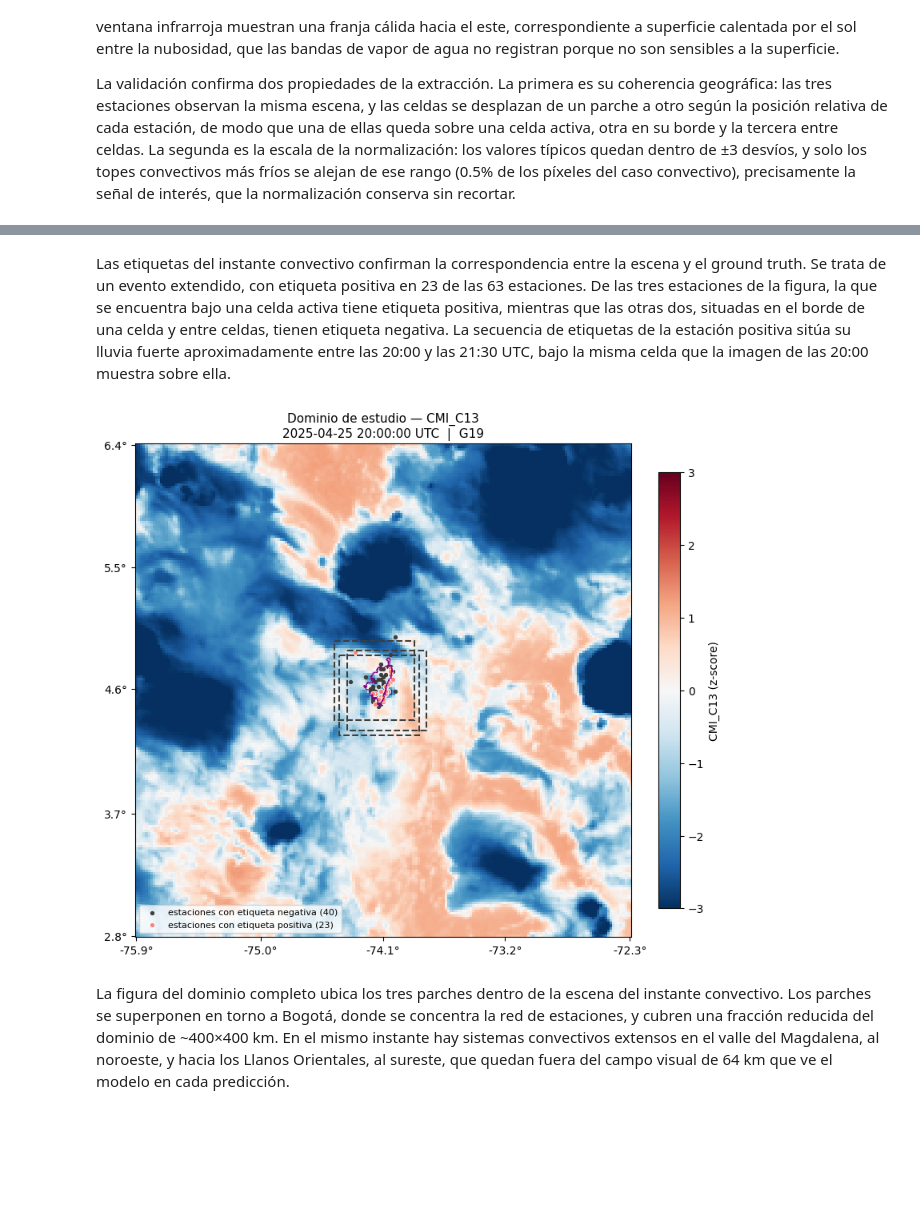
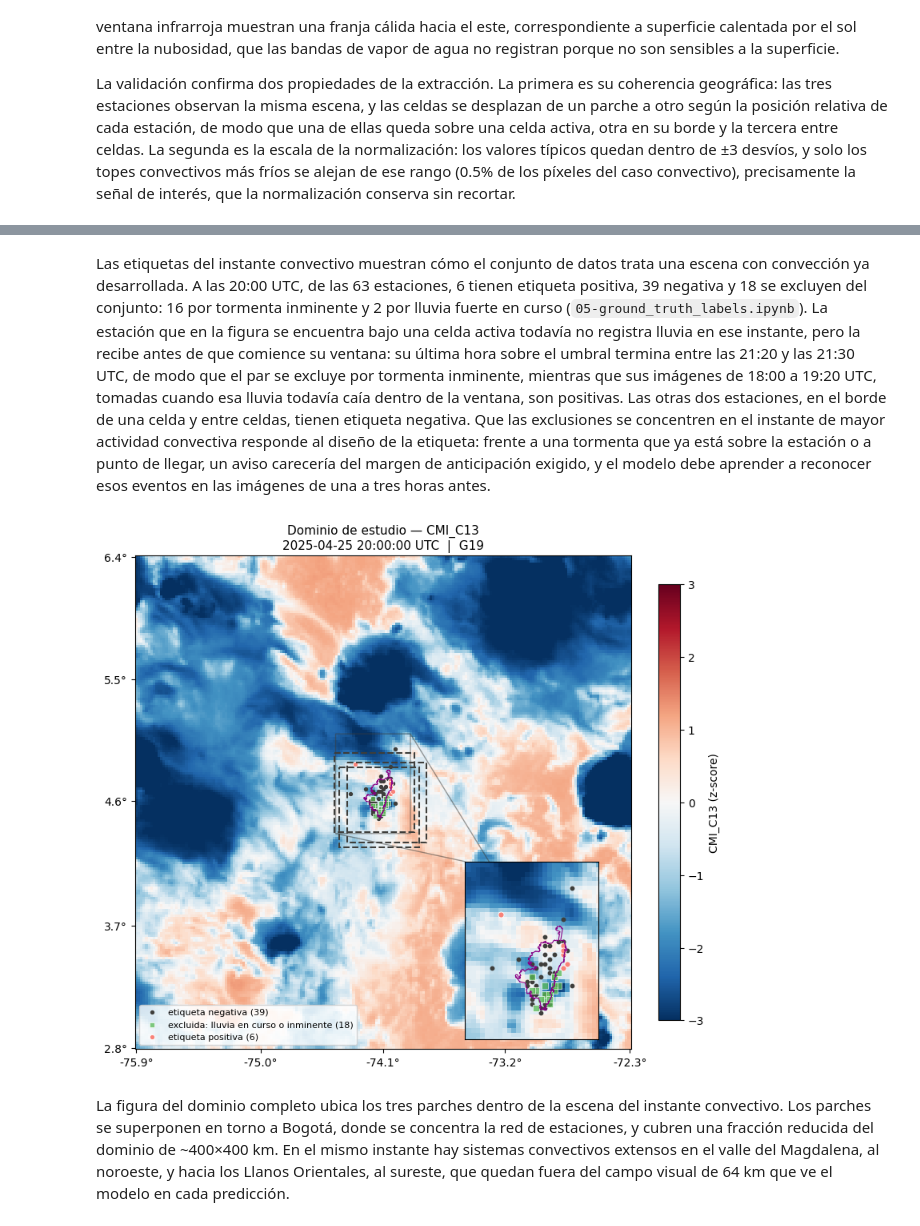
Before and after one commit to DianaScientist/nowcasting-bogota, a Jupyter notebook: data_ingestion/satellite/10-goes_patches.ipynb, the cells around one changed output, grey strips where cells are left out. Drawn from its saved outputs; the diff is of its cells as text; code cells hidden in the pictures; blank space fills up the shorter version.

```diff
--- a/data_ingestion/satellite/10-goes_patches.ipynb
+++ b/data_ingestion/satellite/10-goes_patches.ipynb
@@ -323,14 +328,15 @@ Los dos instantes de prueba ilustran los extremos del espacio de señales que el
 La validación confirma dos propiedades de la extracción. La primera es su coherencia geográfica: las tres estaciones observan la misma escena, y las celdas se desplazan de un parche a otro según la posición relativa de cada estación, de modo que una de ellas queda sobre una celda activa, otra en su borde y la tercera entre celdas. La segunda es la escala de la normalización: los valores típicos quedan dentro de ±3 desvíos, y solo los topes convectivos más fríos se alejan de ese rango (0.5% de los píxeles del caso convectivo), precisamente la señal de interés, que la normalización conserva sin recortar.
 # %%
 # Etiquetas en torno al instante convectivo -------------------------------------------
-RUTA_ETIQ = RUTA_BASE / "data_ingestion" / "ground_truth" / "etiquetas_ground_truth_v2.parquet"
+RUTA_ETIQ = RUTA_BASE / "data_ingestion" / "ground_truth" / "etiquetas_ground_truth.parquet"
 etiq = pd.read_parquet(RUTA_ETIQ)
 print(etiq.dtypes.to_string(), "\ntz:", etiq["timestamp"].dt.tz)
 
 t_utc   = TS_CONVECTIVO.tz_localize("UTC")
 codigos = est_muestra["codigoestacion"].astype("int64")
 
-en_t = etiq[etiq["timestamp"] == t_utc]
+# CAMBIO en_t = etiq[etiq["timestamp"] == t_utc]
+en_t = etiq[(etiq["timestamp"] == t_utc) & ~etiq["en_curso"] & ~etiq["inminente"]]
 print(f"\nEn {t_utc}: {en_t['etiqueta'].notna().sum()} estaciones con etiqueta válida, "
       f"{(en_t['etiqueta'] == 1).sum()} positivas")
 
@@ -362,3 +374,11 @@ En 2025-04-25 20:00:00+00:00: 63 estaciones con etiqueta válida, 23 positivas
 | 2025-04-25 21:40:00+00:00 | 0.0 | 0.0 | 0.0 |
 | 2025-04-25 21:50:00+00:00 | 0.0 | 0.0 | 0.0 |
 | 2025-04-25 22:00:00+00:00 | 0.0 | 0.0 | 0.0 |
+# %%
+en_t_todas = etiq[etiq["timestamp"] == t_utc].copy()
+en_t_todas["estado"] = np.select(
+    [en_t_todas["etiqueta"].isna(), en_t_todas["en_curso"], en_t_todas["inminente"], en_t_todas["etiqueta"] == 1],
+    ["indefinida", "lluvia en curso", "tormenta inminente", "positiva"], "negativa")
+print(en_t_todas["estado"].value_counts().to_string(), "\n")
+print(en_t_todas[en_t_todas["codigoestacion"].astype("int64").isin(codigos)]
+      [["codigoestacion", "estado", "etiqueta", "en_curso", "inminente", "int_t"]].to_string(index=False))
@@ -365,42 +396,66 @@ En 2025-04-25 20:00:00+00:00: 63 estaciones con etiqueta válida, 23 positivas
 # %% [markdown]
-Las etiquetas del instante convectivo confirman la correspondencia entre la escena y el ground truth. Se trata de un evento extendido, con etiqueta positiva en 23 de las 63 estaciones. De las tres estaciones de la figura, la que se encuentra bajo una celda activa tiene etiqueta positiva, mientras que las otras dos, situadas en el borde de una celda y entre celdas, tienen etiqueta negativa. La secuencia de etiquetas de la estación positiva sitúa su lluvia fuerte aproximadamente entre las 20:00 y las 21:30 UTC, bajo la misma celda que la imagen de las 20:00 muestra sobre ella.
+Las etiquetas del instante convectivo muestran cómo el conjunto de datos trata una escena con convección ya desarrollada. A las 20:00 UTC, de las 63 estaciones, 6 tienen etiqueta positiva, 39 negativa y 18 se excluyen del conjunto: 16 por tormenta inminente y 2 por lluvia fuerte en curso (`05-ground_truth_labels.ipynb`). La estación que en la figura se encuentra bajo una celda activa todavía no registra lluvia en ese instante, pero la recibe antes de que comience su ventana: su última hora sobre el umbral termina entre las 21:20 y las 21:30 UTC, de modo que el par se excluye por tormenta inminente, mientras que sus imágenes de 18:00 a 19:20 UTC, tomadas cuando esa lluvia todavía caía dentro de la ventana, son positivas. Las otras dos estaciones, en el borde de una celda y entre celdas, tienen etiqueta negativa. Que las exclusiones se concentren en el instante de mayor actividad convectiva responde al diseño de la etiqueta: frente a una tormenta que ya está sobre la estación o a punto de llegar, un aviso carecería del margen de anticipación exigido, y el modelo debe aprender a reconocer esos eventos en las imágenes de una a tres horas antes.
 # %%
 # Dominio completo en el instante convectivo -----------------------------------------
-def figura_dominio(fila_inv, est_muestra, codigos_pos, banda="CMI_C13", archivo="img-validacion_dominio_convectivo.png"):
+def figura_dominio(fila_inv, est_muestra, codigos_pos, codigos_neg, codigos_excl,
+                   banda="CMI_C13", archivo="img-validacion_dominio_convectivo.png"):
     p = df_zscore.set_index("banda").loc[banda]
     with xr.open_dataset(fila_inv["filepath"]) as ds:
         z = (ds[banda].values - p["mean"]) / p["std"]
 
     fig, ax = plt.subplots(figsize=(8, 8))
     im = ax.imshow(z, cmap="RdBu_r", vmin=-3, vmax=3)
     dibujar_contornos(ax)
-    pos = df_pixels["codigoestacion"].astype("int64").isin(codigos_pos)
-    ax.scatter(df_pixels.loc[~pos, "col"], df_pixels.loc[~pos, "fila"], s=8,
-               color=ROL["linea_ref"], label=f"estaciones con etiqueta negativa ({(~pos).sum()})")
-    ax.scatter(df_pixels.loc[pos, "col"], df_pixels.loc[pos, "fila"], s=20,
-               color=ROL["umbral"], edgecolors="white", linewidths=0.6,
-               label=f"estaciones con etiqueta positiva ({pos.sum()})")
-    #ax.scatter(df_pixels["col"], df_pixels["fila"], s=8, color=ROL["linea_ref"], label="estaciones")
+
+    cod = df_pixels["codigoestacion"].astype("int64")
+    for sel, kw, nombre in [
+        (cod.isin(codigos_neg),  dict(s=8,  color=ROL["linea_ref"]), "etiqueta negativa"),
+        (cod.isin(codigos_excl), dict(s=22, color=PALETA["wi-green1"], alpha=0.75, marker="s",
+                                      edgecolors="white", linewidths=0.6), "excluida: lluvia en curso o inminente"),
+        (cod.isin(codigos_pos),  dict(s=20, color=ROL["umbral"], edgecolors="white", linewidths=0.6),
+                                 "etiqueta positiva"),
+    ]:
+        ax.scatter(df_pixels.loc[sel, "col"], df_pixels.loc[sel, "fila"],
+                   label=f"{nombre} ({sel.sum()})", **kw)
+
     for _, e in est_muestra.iterrows():
         ax.add_patch(plt.Rectangle((e["col"] - HALF_SIZE - 0.5, e["fila"] - HALF_SIZE - 0.5),
                                    2 * HALF_SIZE, 2 * HALF_SIZE, fill=False,
                                    edgecolor=ROL["linea_ref"], linewidth=1.5, linestyle="--"))
     ax.set_xlim(-0.5, z.shape[1] - 0.5)
     ax.set_ylim(z.shape[0] - 0.5, -0.5)
     xt = np.linspace(0, len(lon_grid) - 1, 5).round().astype(int)
     yt = np.linspace(0, len(lat_grid) - 1, 5).round().astype(int)
     ax.set_xticks(xt, [f"{lon_grid[i]:.1f}°" for i in xt])
     ax.set_yticks(yt, [f"{lat_grid[i]:.1f}°" for i in yt])
     plt.colorbar(im, ax=ax, fraction=0.04, label=f"{banda} (z-score)")
+
+    ax_z = ax.inset_axes([0.62, 0.02, 0.36, 0.36])        # esquina inferior derecha
+    ax_z.imshow(z, cmap="RdBu_r", vmin=-3, vmax=3)
+    dibujar_contornos(ax_z)
+    for sel, kw in [(cod.isin(codigos_neg),  dict(s=10, color=ROL["linea_ref"])),
+                    (cod.isin(codigos_excl), dict(s=26, color=PALETA["wi-green1"], alpha=0.75, marker="s",
+                                                  edgecolors="white", linewidths=0.6)),
+                    (cod.isin(codigos_pos),  dict(s=26, color=ROL["umbral"], edgecolors="white", linewidths=0.6))]:
+        ax_z.scatter(df_pixels.loc[sel, "col"], df_pixels.loc[sel, "fila"], **kw)
+    m = 6                                                   # margen en píxeles alrededor de las estaciones
+    ax_z.set_xlim(df_pixels["col"].min() - m, df_pixels["col"].max() + m)
+    ax_z.set_ylim(df_pixels["fila"].max() + m, df_pixels["fila"].min() - m)
+    ax_z.set_xticks([]); ax_z.set_yticks([])
+    ax.indicate_inset_zoom(ax_z, edgecolor=ROL["linea_ref"])
+
     ax.set_title(f"Dominio de estudio — {banda}\n{fila_inv['timestamp']} UTC  |  {fila_inv['satelite']}", fontsize=11)
     ax.legend(loc="lower left", fontsize=8)
     plt.tight_layout()
     plt.savefig(RUTA_SAT / archivo, dpi=150, bbox_inches="tight")
     plt.show()
 
-codigos_pos = en_t.loc[en_t["etiqueta"] == 1, "codigoestacion"].astype("int64")
-figura_dominio(fila_inventario(TS_CONVECTIVO), est_muestra, codigos_pos)
+codigos_pos  = en_t_todas.loc[en_t_todas["estado"] == "positiva", "codigoestacion"].astype("int64")
+codigos_neg  = en_t_todas.loc[en_t_todas["estado"] == "negativa", "codigoestacion"].astype("int64")
+codigos_excl = en_t_todas.loc[en_t_todas["estado"].isin(["lluvia en curso", "tormenta inminente"]),
+                              "codigoestacion"].astype("int64")
+figura_dominio(fila_inventario(TS_CONVECTIVO), est_muestra, codigos_pos, codigos_neg, codigos_excl)
 # %% [output]
-[figure, old version]
+[figure, new version]
 # %% [markdown]
 La figura del dominio completo ubica los tres parches dentro de la escena del instante convectivo. Los parches se superponen en torno a Bogotá, donde se concentra la red de estaciones, y cubren una fracción reducida del dominio de ~400×400 km. En el mismo instante hay sistemas convectivos extensos en el valle del Magdalena, al noroeste, y hacia los Llanos Orientales, al sureste, que quedan fuera del campo visual de 64 km que ve el modelo en cada predicción.
```
Also changed, not shown: parts of 5 cells of this notebook, 12 other files.
